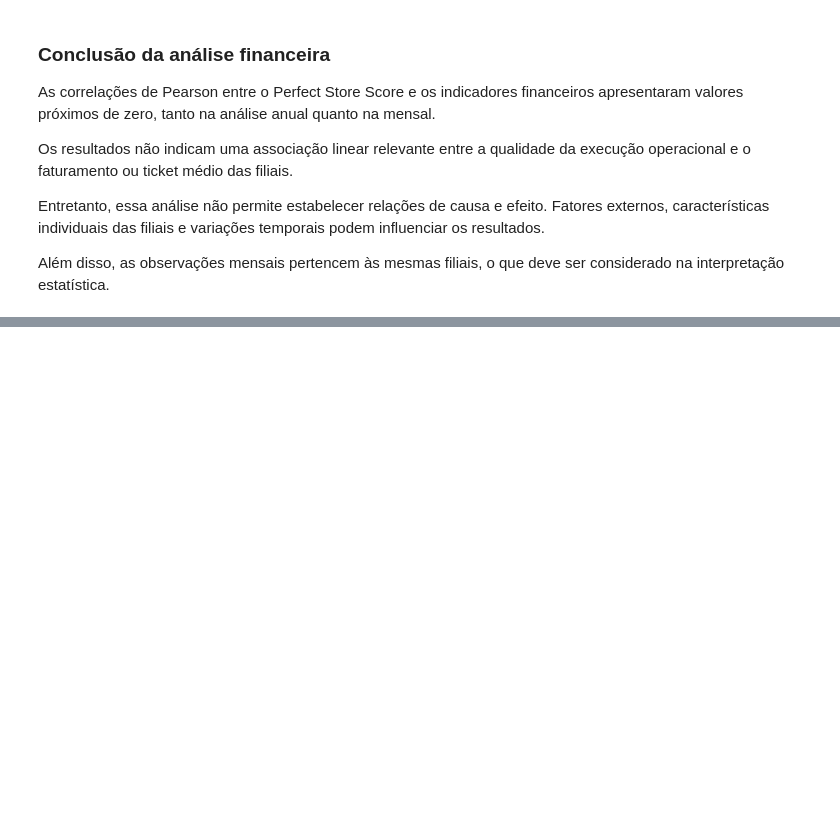
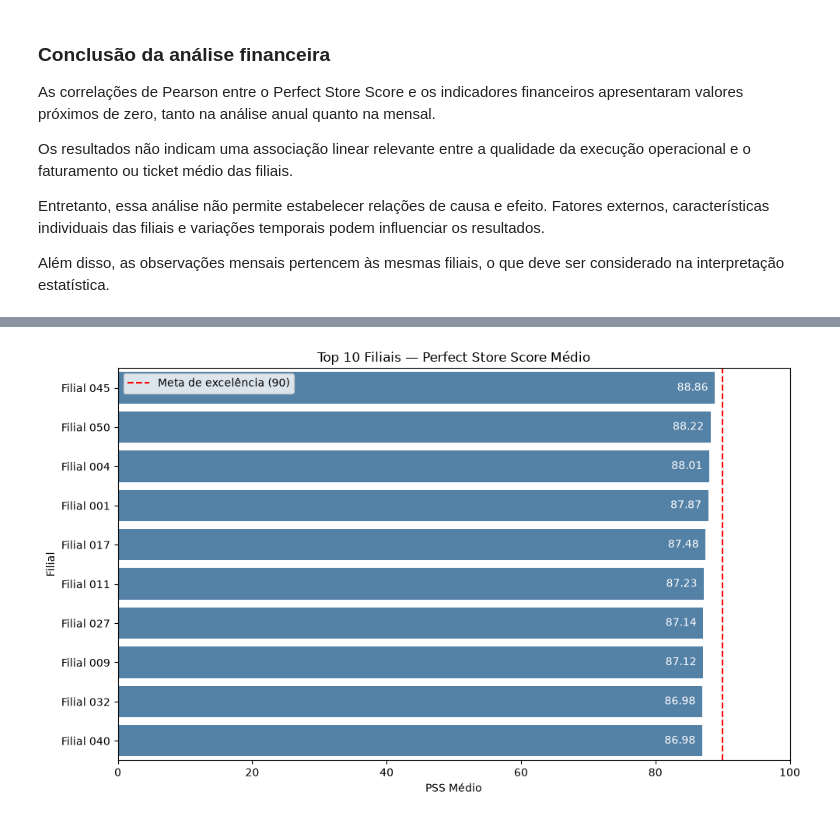
Before and after one commit to DanielDevCC26/perfect-store-analysis, a Jupyter notebook: notebooks/perfect_store_analysis.ipynb, the cells around one changed output, grey strips where cells are left out. Saved outputs shown, nothing was run; the diff lists cells and outputs as text; code cells hidden in the pictures; blank space fills up the shorter version.

Commit message:
Visualize Branch Performance Rankings

```diff
--- a/notebooks/perfect_store_analysis.ipynb
+++ b/notebooks/perfect_store_analysis.ipynb
@@ -608,0 +613,38 @@ Além disso, as observações mensais pertencem às mesmas filiais, o que deve s
+# %%
+# Selecionar as dez melhores filiais
+melhores_filiais = ranking_filiais.head(10)
+
+# Criar gráfico de barras
+plt.figure(figsize=(10, 6))
+
+ax = sns.barplot(
+    data=melhores_filiais,
+    x="pss_medio",
+    y="codigo_filial",
+    color="steelblue"
+)
+
+# Adicionar os valores nas barras
+for container in ax.containers:
+    ax.bar_label(container, fmt="%.2f", padding=-35, color="white")
+
+# Adicionar a meta de excelência
+plt.axvline(
+    x=90,
+    color="red",
+    linestyle="--",
+    label="Meta de excelência (90)"
+)
+
+# Configurar títulos e eixos
+plt.title("Top 10 Filiais — Perfect Store Score Médio")
+plt.xlabel("PSS Médio")
+plt.ylabel("Filial")
+plt.xlim(0, 100)
+plt.legend()
+
+# Exibir o gráfico
+plt.tight_layout()
+plt.show()
+# %% [output]
+[figure, added]
```
Also changed, not shown: parts of 2 cells of this notebook.
